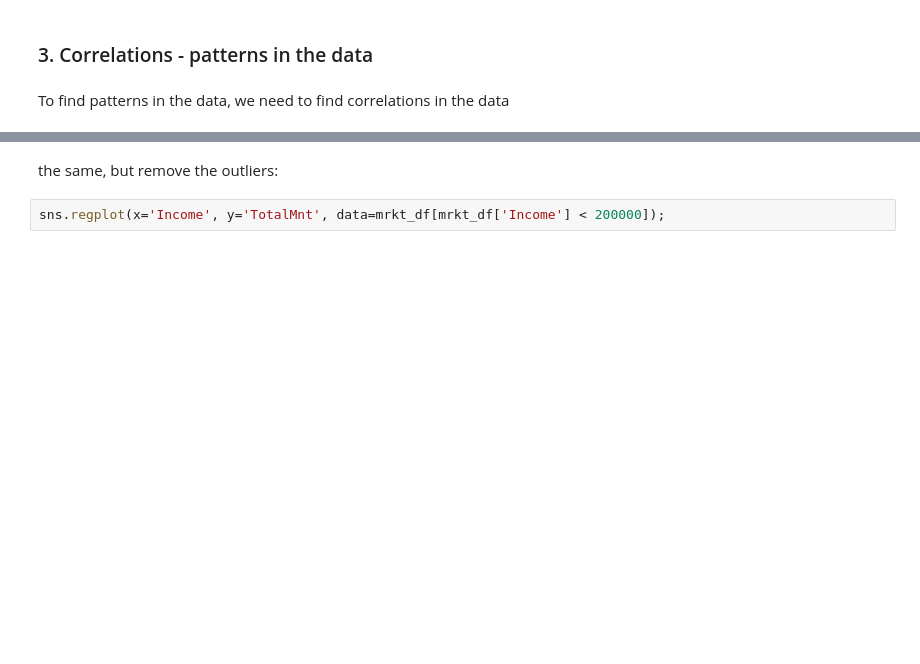
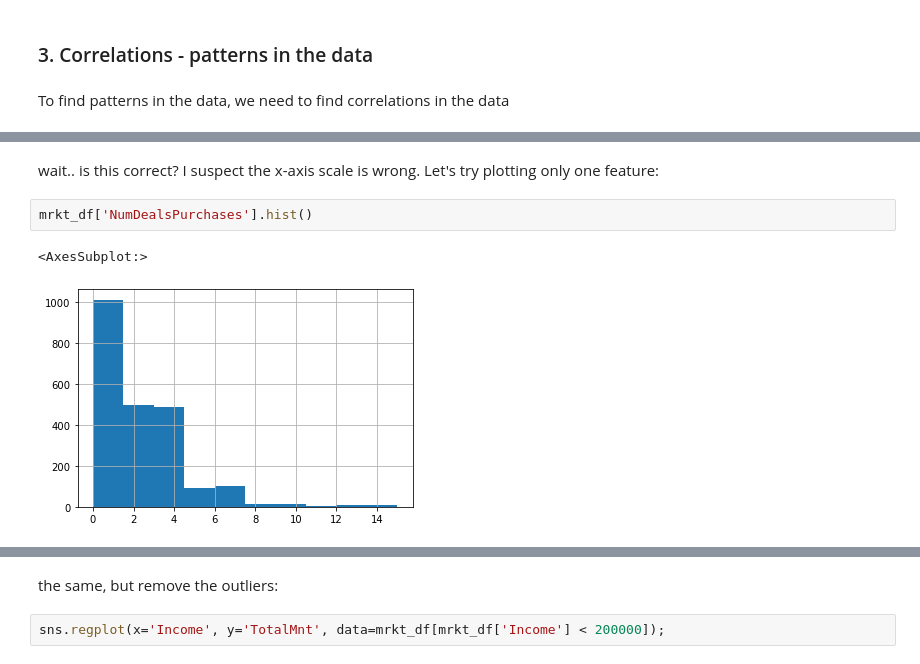
Before and after one commit to nlihin/data-analytics, a Jupyter notebook: unit6 - EDA_example.ipynb, the cells around one changed output, grey strips where cells are left out. Saved outputs shown, nothing was run; the diff lists cells and outputs as text; blank space fills up the shorter version.

```diff
--- a/unit6 - EDA_example.ipynb
+++ b/unit6 - EDA_example.ipynb
@@ -208,0 +312,7 @@ sns.clustermap(corrs, cbar_pos=(-0.05, 0.8, 0.05, 0.18), cmap='coolwarm', center
+# %% [markdown]
+wait.. is this correct? I suspect the x-axis scale is wrong. Let's try plotting only one feature:
+# %%
+mrkt_df['NumDealsPurchases'].hist()
+# %% [output]
+<AxesSubplot:>
+[figure, added]
```
Also changed, not shown: parts of 47 cells of this notebook.
